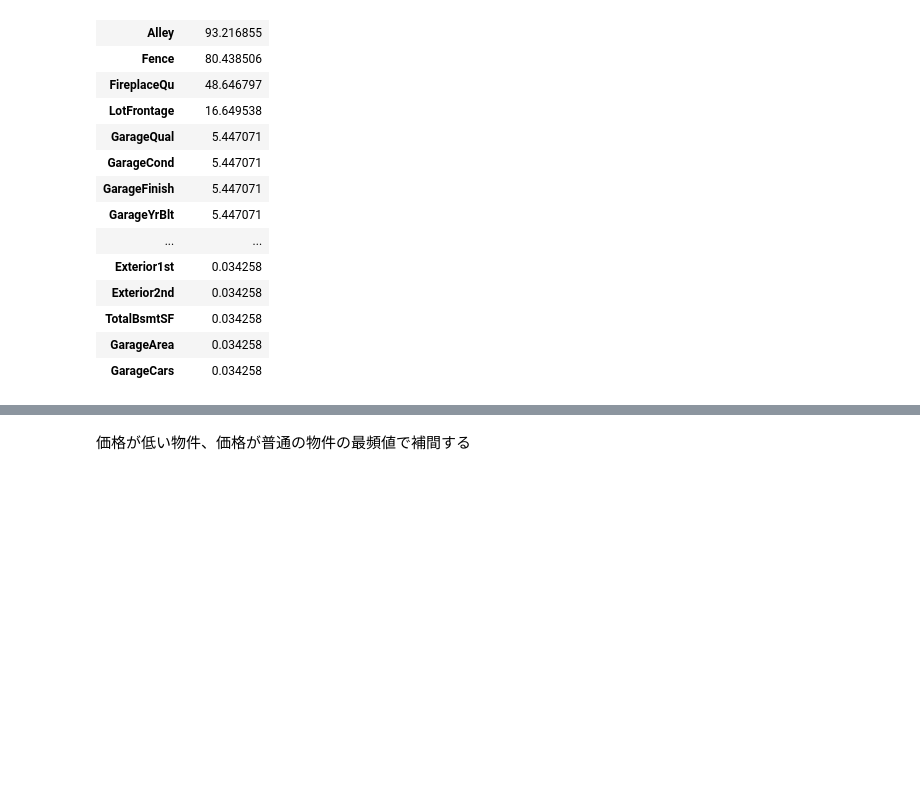
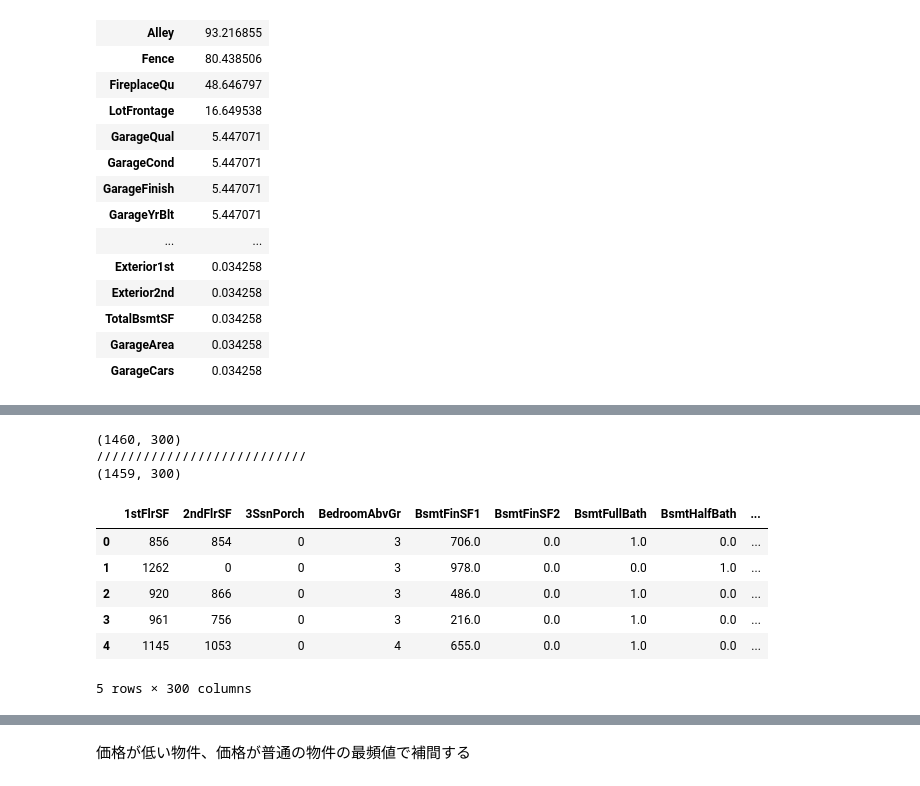
Before and after one commit to YSergey/Kaggle, a Jupyter notebook: House Prices/self.ipynb, the cells around one changed output, grey strips where cells are left out. Cells and saved outputs as stored; diff of their text form; code cells hidden in the pictures; blank space fills up the shorter version.

```diff
--- a/House Prices/self.ipynb
+++ b/House Prices/self.ipynb
@@ -542,0 +402,21 @@ See the caveats in the documentation: http://pandas.pydata.org/pandas-docs/stabl
+# %%
+X_train = all_data_new[:ntrain]
+X_test = all_data_new[ntrain:]
+
+print(X_train.shape)
+print('///////////////////////////')
+print(X_test.shape)
+# %% [output]
+(1460, 300)
+///////////////////////////
+(1459, 300)
+# %%
+X_train.head()
+# %% [output]
+|  | 1stFlrSF | 2ndFlrSF | 3SsnPorch | BedroomAbvGr | BsmtFinSF1 | BsmtFinSF2 | BsmtFullBath | BsmtHalfBath | ... |
+| 0 | 856 | 854 | 0 | 3 | 706.0 | 0.0 | 1.0 | 0.0 | ... |
+| 1 | 1262 | 0 | 0 | 3 | 978.0 | 0.0 | 0.0 | 1.0 | ... |
+| 2 | 920 | 866 | 0 | 3 | 486.0 | 0.0 | 1.0 | 0.0 | ... |
+| 3 | 961 | 756 | 0 | 3 | 216.0 | 0.0 | 1.0 | 0.0 | ... |
+| 4 | 1145 | 1053 | 0 | 4 | 655.0 | 0.0 | 1.0 | 0.0 | ... |
+5 rows × 300 columns
```
Also changed, not shown: parts of 27 cells of this notebook, 6 other files.
